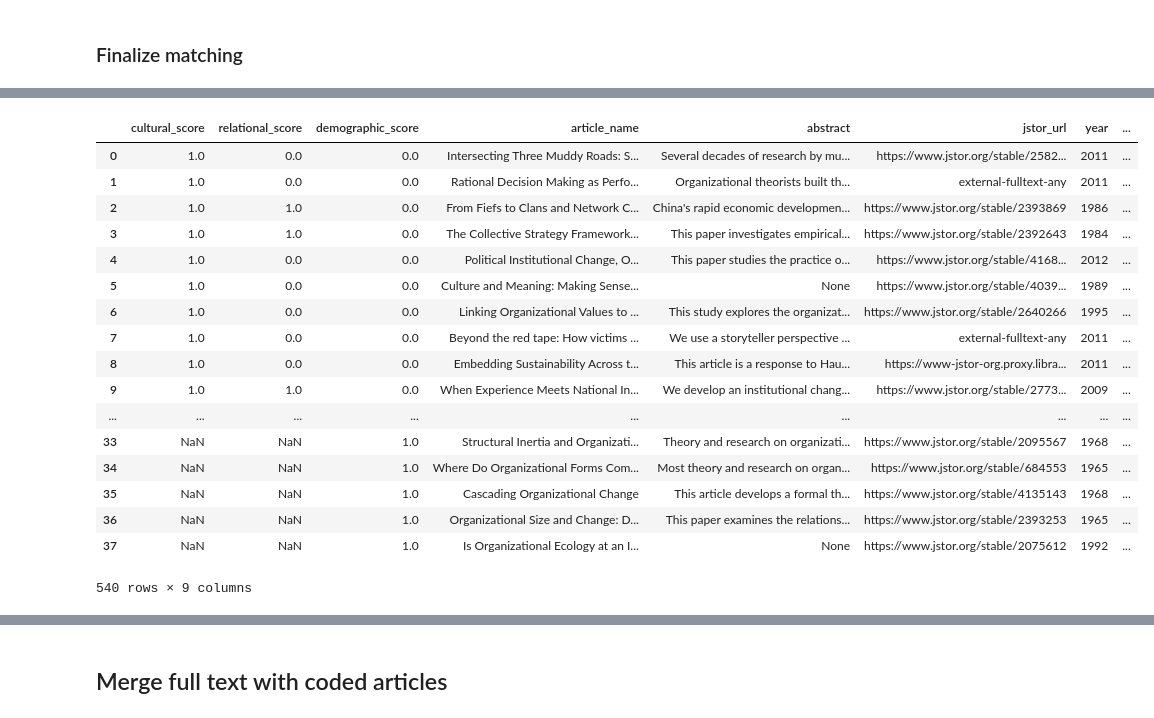
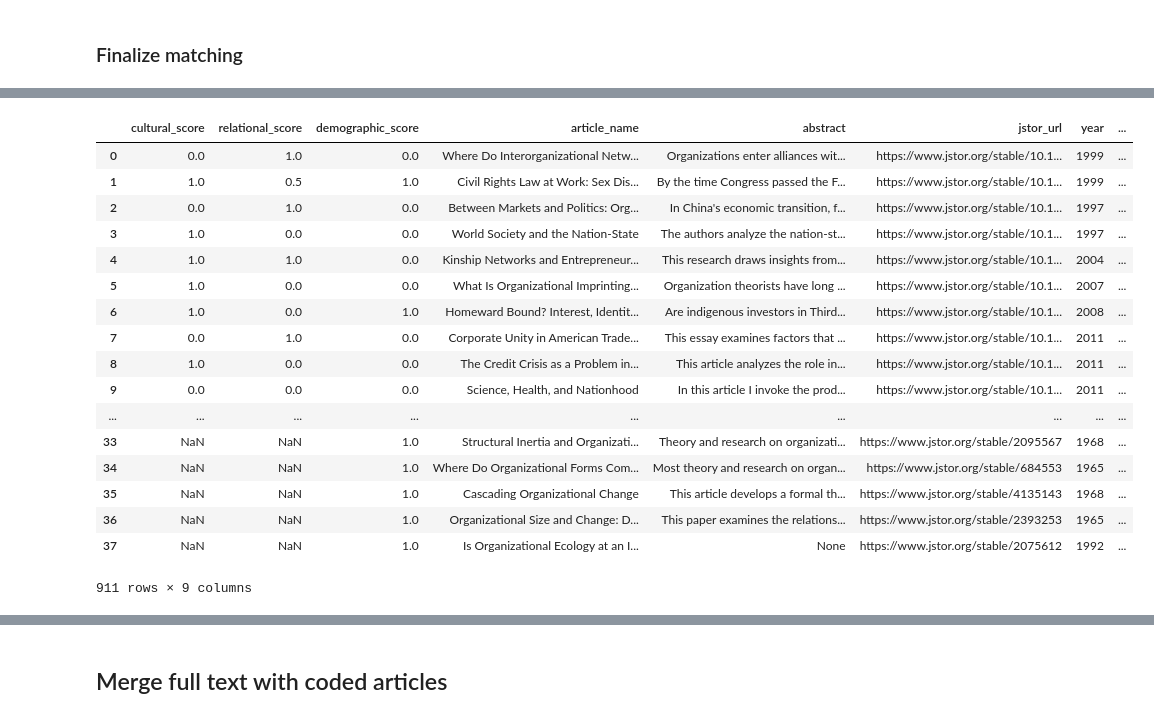
Before and after one commit to h2researchgroup/classification, a Jupyter notebook: preprocess/assemble_coded_articles.ipynb, the cells around one changed output, grey strips where cells are left out. Drawn from its saved outputs; the diff is of its cells as text; code cells hidden in the pictures.

```diff
--- a/preprocess/assemble_coded_articles.ipynb
+++ b/preprocess/assemble_coded_articles.ipynb
@@ -91,9 +95,8 @@ texts_fp = root + 'models_storage/word_embeddings_data/cleaned_text_nested_2020_
 article_list_old_fp = root + 'models_storage/word_embeddings_data/filtered_index.csv'
 
 # True positives (to be merged): Hand coded and foundational sets from H2
-coded_all_fp1 = data_fp + 'hand_coded/coded_sample_cleaned_111620.csv'
-coded_all_fp2 = data_fp + 'hand_coded/coded_sample_cleaned_022221.csv'
-coded_orgs_fp = data_fp + 'hand_coded/org_soc_coded_sample_022221.csv'
+coded_all_fp = data_fp + 'hand_coded/coded_sample_cleaned_022321.csv'
+coded_orgs_fp = data_fp + 'hand_coded/org_soc_coded_sample_022321.csv'
 coded_cult_fp = data_fp + 'hand_coded/true_positives_cultural.csv'
 coded_relt_fp = data_fp + 'hand_coded/true_positives_relational.csv'
 coded_demog_fp = data_fp + 'hand_coded/true_positives_demographic.csv'
@@ -219,11 +233,6 @@ coded_orgs_df.head()
 # %%
 # Read in hand-coded perspective data
-keepcols = ['cultural_score', 'relational_score', 'demographic_score',
-             'article_name', 'abstract', 'jstor_url',
-             'year', 'journal_title', 'edited_filename']
-coded_df1 = pd.read_csv(coded_all_fp1, low_memory=False, header=0)[keepcols]
-coded_df2 = pd.read_csv(coded_all_fp2, low_memory=False, header=0)[keepcols]
-coded_df = pd.concat([coded_df1, coded_df2])
+coded_df = pd.read_csv(coded_all_fp, low_memory=False, header=0)
 print(str(len(coded_df)))
 coded_df.head()
 # %% [output]
@@ -485,3 +496,8 @@ uncoded_h2[['citation', 'article_name_edited', 'closest_match']].sort_values(
 191272
 # %% [markdown]
 ### Finalize matching
+# %%
+# Concatenate h2-coded data, add column indicating they are about orgs
+coded_h2 = pd.concat([coded_h2, uncoded_meta], axis=0, join='inner')
+coded_h2['orgs_score'] = 1.0
+coded_h2
@@ -488,24 +523,24 @@ uncoded_h2[['citation', 'article_name_edited', 'closest_match']].sort_values(
 # %%
-# Concatenate h2-coded data with hand-coded data
-coded_df = pd.concat([coded_df, coded_h2, uncoded_meta], axis=0, join='inner')
+# Concatenate h2-coded data with hand-coded data on perspectives
+coded_df = pd.concat([coded_df, coded_h2], axis=0, join='inner')
 coded_df = coded_df[coded_df['edited_filename'].notnull()] # Remove empty row
 coded_df
 # %% [output]
 |  | cultural_score | relational_score | demographic_score | article_name | abstract | jstor_url | year | ... |
-| 0 | 1.0 | 0.0 | 0.0 | Intersecting Three Muddy Roads: S... | Several decades of research by mu... | https://www.jstor.org/stable/2582... | 2011 | ... |
-| 1 | 1.0 | 0.0 | 0.0 | Rational Decision Making as Perfo... | Organizational theorists built th... | external-fulltext-any | 2011 | ... |
-| 2 | 1.0 | 1.0 | 0.0 | From Fiefs to Clans and Network C... | China's rapid economic developmen... | https://www.jstor.org/stable/2393869 | 1986 | ... |
-| 3 | 1.0 | 1.0 | 0.0 | The Collective Strategy Framework... | This paper investigates empirical... | https://www.jstor.org/stable/2392643 | 1984 | ... |
-| 4 | 1.0 | 0.0 | 0.0 | Political Institutional Change, O... | This paper studies the practice o... | https://www.jstor.org/stable/4168... | 2012 | ... |
-| 5 | 1.0 | 0.0 | 0.0 | Culture and Meaning: Making Sense... | None | https://www.jstor.org/stable/4039... | 1989 | ... |
-| 6 | 1.0 | 0.0 | 0.0 | Linking Organizational Values to ... | This study explores the organizat... | https://www.jstor.org/stable/2640266 | 1995 | ... |
-| 7 | 1.0 | 0.0 | 0.0 | Beyond the red tape: How victims ... | We use a storyteller perspective ... | external-fulltext-any | 2011 | ... |
-| 8 | 1.0 | 0.0 | 0.0 | Embedding Sustainability Across t... | This article is a response to Hau... | https://www-jstor-org.proxy.libra... | 2011 | ... |
-| 9 | 1.0 | 1.0 | 0.0 | When Experience Meets National In... | We develop an institutional chang... | https://www.jstor.org/stable/2773... | 2009 | ... |
+| 0 | 0.0 | 1.0 | 0.0 | Where Do Interorganizational Netw... | Organizations enter alliances wit... | https://www.jstor.org/stable/10.1... | 1999 | ... |
+| 1 | 1.0 | 0.5 | 1.0 | Civil Rights Law at Work: Sex Dis... | By the time Congress passed the F... | https://www.jstor.org/stable/10.1... | 1999 | ... |
+| 2 | 0.0 | 1.0 | 0.0 | Between Markets and Politics: Org... | In China's economic transition, f... | https://www.jstor.org/stable/10.1... | 1997 | ... |
+| 3 | 1.0 | 0.0 | 0.0 | World Society and the Nation‐State | The authors analyze the nation‐st... | https://www.jstor.org/stable/10.1... | 1997 | ... |
+| 4 | 1.0 | 1.0 | 0.0 | Kinship Networks and Entrepreneur... | This research draws insights from... | https://www.jstor.org/stable/10.1... | 2004 | ... |
+| 5 | 1.0 | 0.0 | 0.0 | What Is Organizational Imprinting... | Organization theorists have long ... | https://www.jstor.org/stable/10.1... | 2007 | ... |
+| 6 | 1.0 | 0.0 | 1.0 | Homeward Bound? Interest, Identit... | Are indigenous investors in Third... | https://www.jstor.org/stable/10.1... | 2008 | ... |
+| 7 | 0.0 | 1.0 | 0.0 | Corporate Unity in American Trade... | This essay examines factors that ... | https://www.jstor.org/stable/10.1... | 2011 | ... |
+| 8 | 1.0 | 0.0 | 0.0 | The Credit Crisis as a Problem in... | This article analyzes the role in... | https://www.jstor.org/stable/10.1... | 2011 | ... |
+| 9 | 0.0 | 0.0 | 0.0 | Science, Health, and Nationhood | In this article I invoke the prod... | https://www.jstor.org/stable/10.1... | 2011 | ... |
 | ... | ... | ... | ... | ... | ... | ... | ... | ... |
 | 33 | NaN | NaN | 1.0 | Structural Inertia and Organizati... | Theory and research on organizati... | https://www.jstor.org/stable/2095567 | 1968 | ... |
 | 34 | NaN | NaN | 1.0 | Where Do Organizational Forms Com... | Most theory and research on organ... | https://www.jstor.org/stable/684553 | 1965 | ... |
 | 35 | NaN | NaN | 1.0 | Cascading Organizational Change | This article develops a formal th... | https://www.jstor.org/stable/4135143 | 1968 | ... |
 | 36 | NaN | NaN | 1.0 | Organizational Size and Change: D... | This paper examines the relations... | https://www.jstor.org/stable/2393253 | 1965 | ... |
 | 37 | NaN | NaN | 1.0 | Is Organizational Ecology at an I... | None | https://www.jstor.org/stable/2075612 | 1992 | ... |
-540 rows × 9 columns
+911 rows × 9 columns
```
Also changed, not shown: parts of 23 cells of this notebook, 1 other file.
